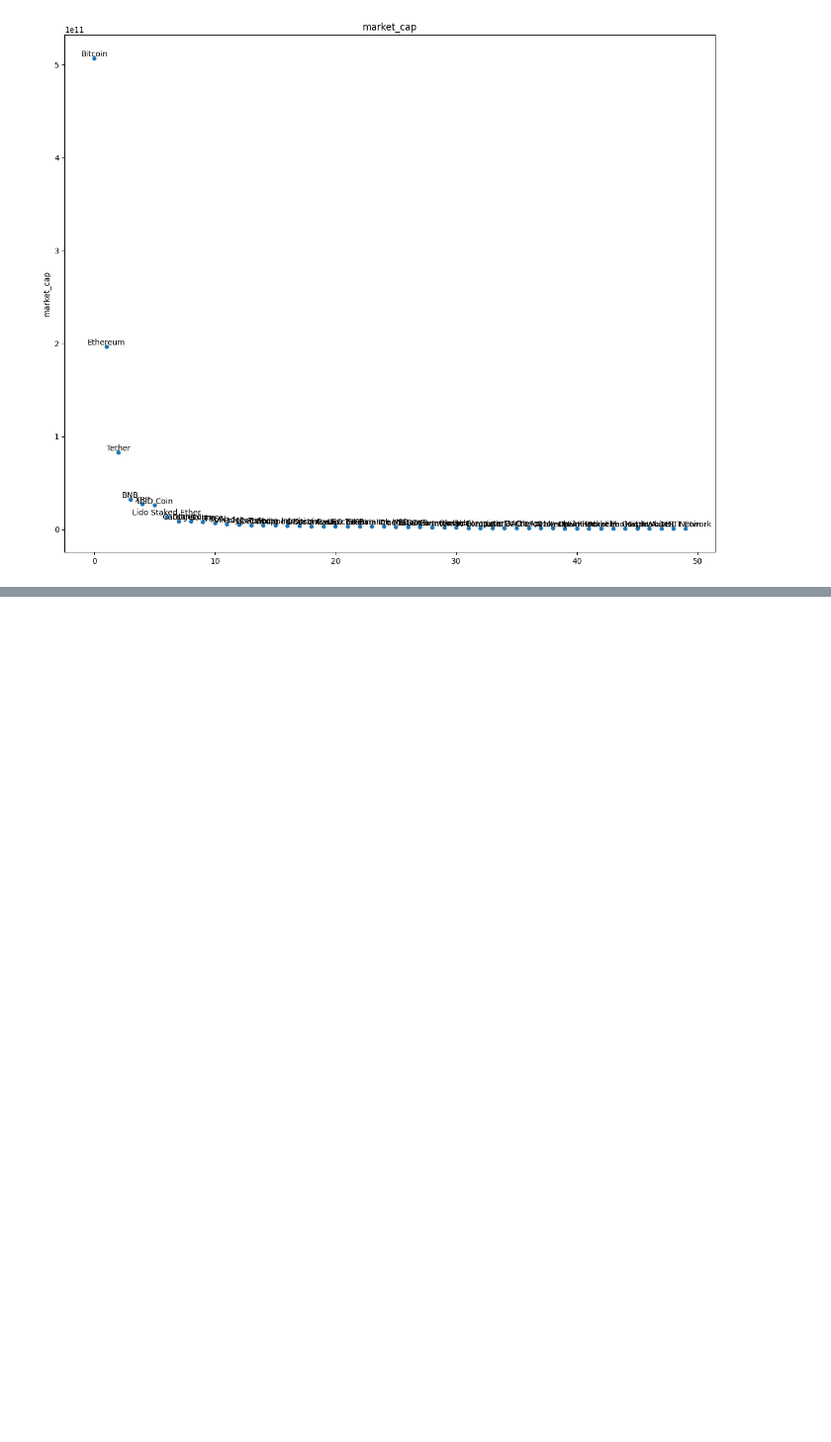
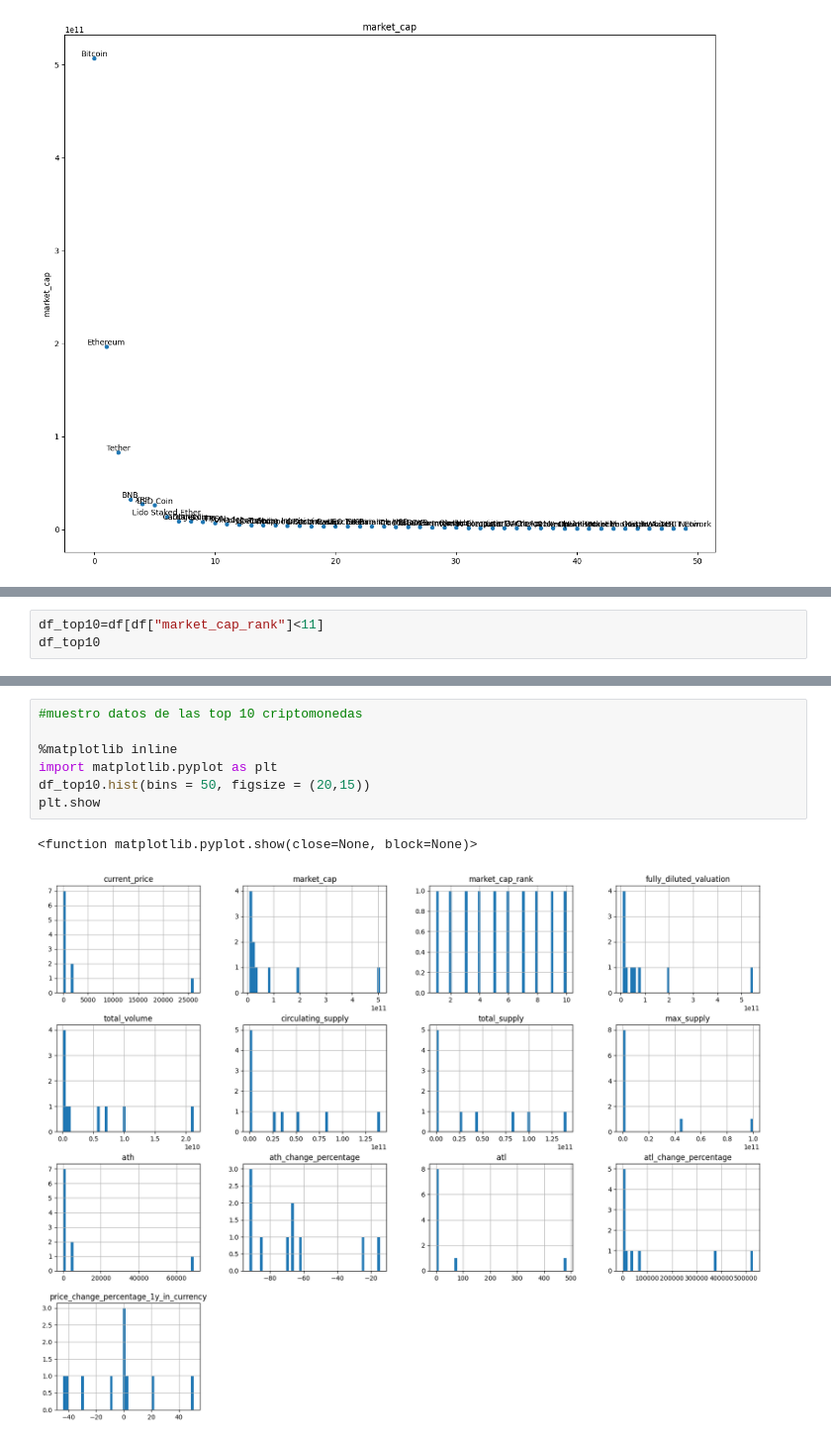
Before and after one commit to Naitais/crypto_dashboard_project, a Jupyter notebook: EDA.ipynb, the cells around one changed output, grey strips where cells are left out. Shown: that part at 99% size. Drawn from its saved outputs; the diff is of its cells as text; blank space fills up the shorter version.

```diff
--- a/EDA.ipynb
+++ b/EDA.ipynb
@@ -269,0 +286,3 @@ A primera vista veo que el resutlado más interesante es que mientras mayor es e
+# %%
+df_top10=df[df["market_cap_rank"]<11]
+df_top10
@@ -269,0 +301,10 @@ A primera vista veo que el resutlado más interesante es que mientras mayor es e
+# %%
+#muestro datos de las top 10 criptomonedas
+
+%matplotlib inline
+import matplotlib.pyplot as plt
+df_top10.hist(bins = 50, figsize = (20,15))
+plt.show
+# %% [output]
+<function matplotlib.pyplot.show(close=None, block=None)>
+[figure, added]
```
Also changed, not shown: parts of 18 cells of this notebook.
